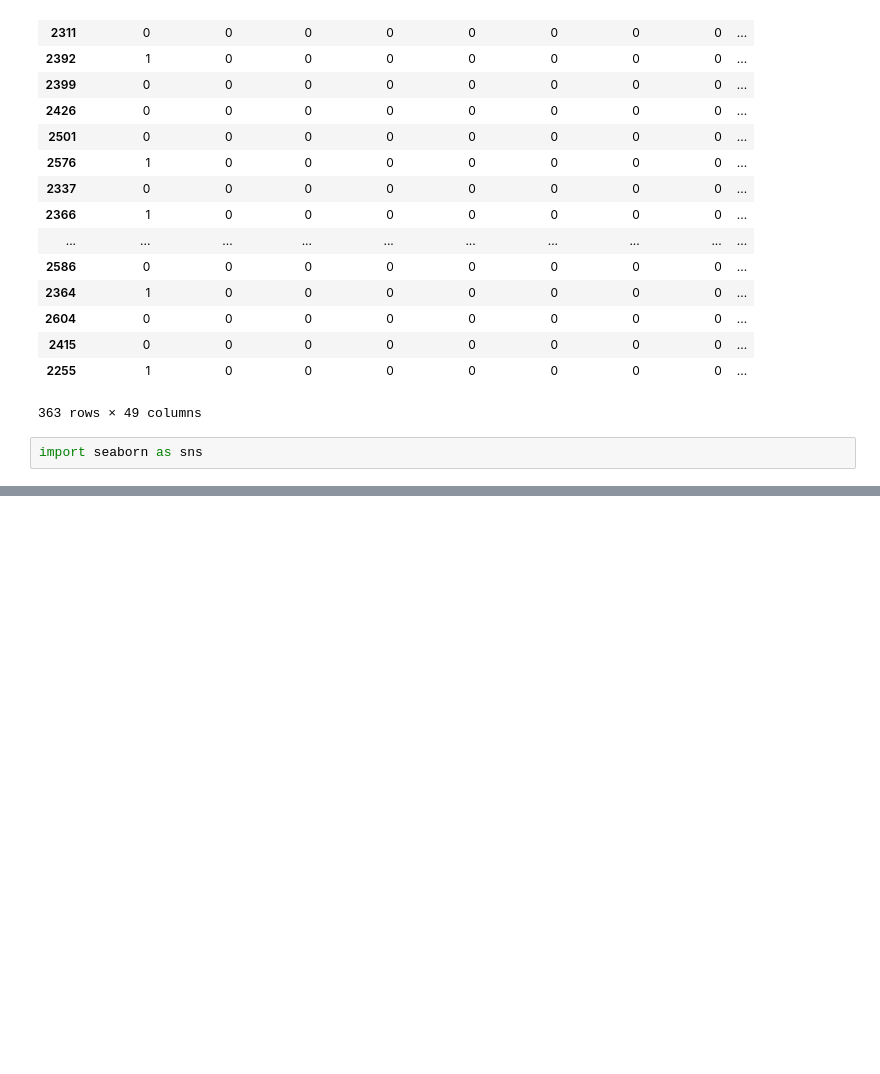
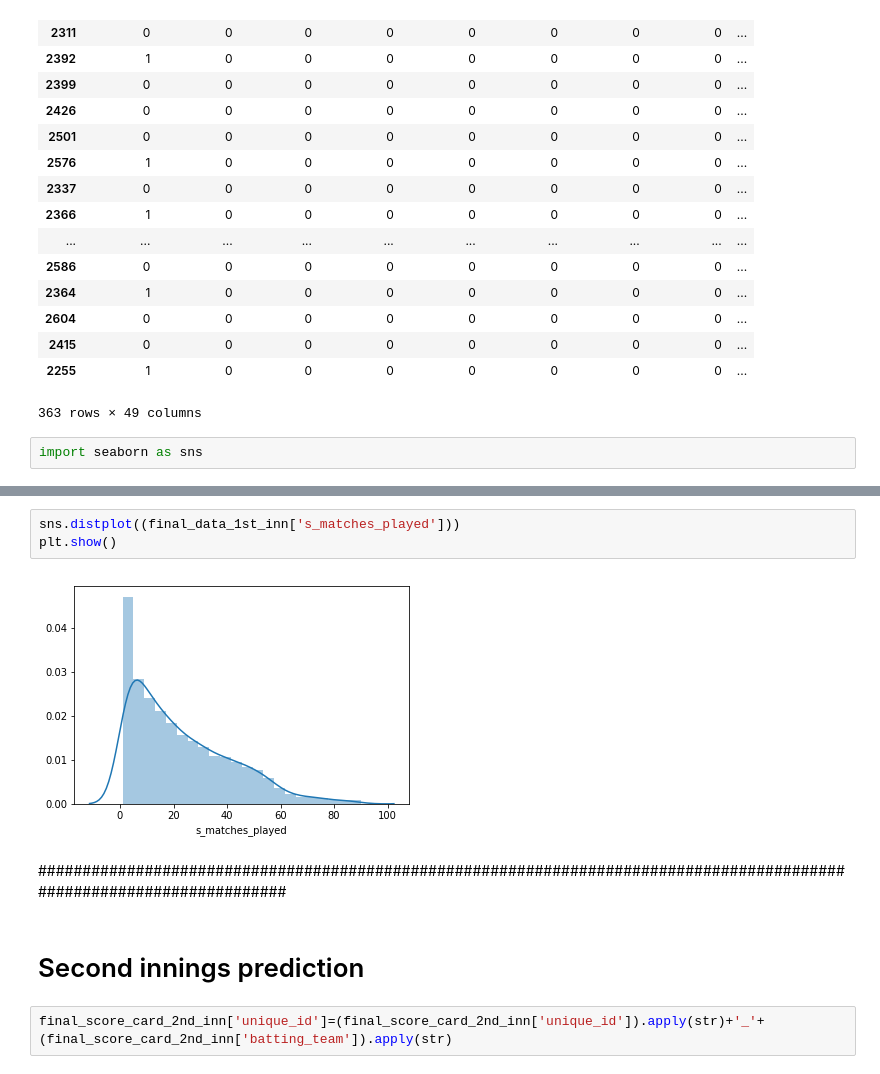
Before and after one commit to venugopalshetty1/datahackIPL, a Jupyter notebook: Untitled3.ipynb, the cells around one changed output, grey strips where cells are left out. Drawn from its saved outputs; the diff is of its cells as text; blank space fills up the shorter version.

```diff
--- a/Untitled3.ipynb
+++ b/Untitled3.ipynb
@@ -761,0 +764,11 @@ plt.show()
+# %%
+sns.distplot((final_data_1st_inn['s_matches_played']))
+plt.show()
+# %% [output]
+[figure, added]
+# %% [markdown]
+#######################################################################################################################
+# %% [markdown]
+# Second innings prediction
+# %%
+final_score_card_2nd_inn['unique_id']=(final_score_card_2nd_inn['unique_id']).apply(str)+'_'+(final_score_card_2nd_inn['batting_team']).apply(str)
```
Also changed, not shown: parts of 50 cells of this notebook.
